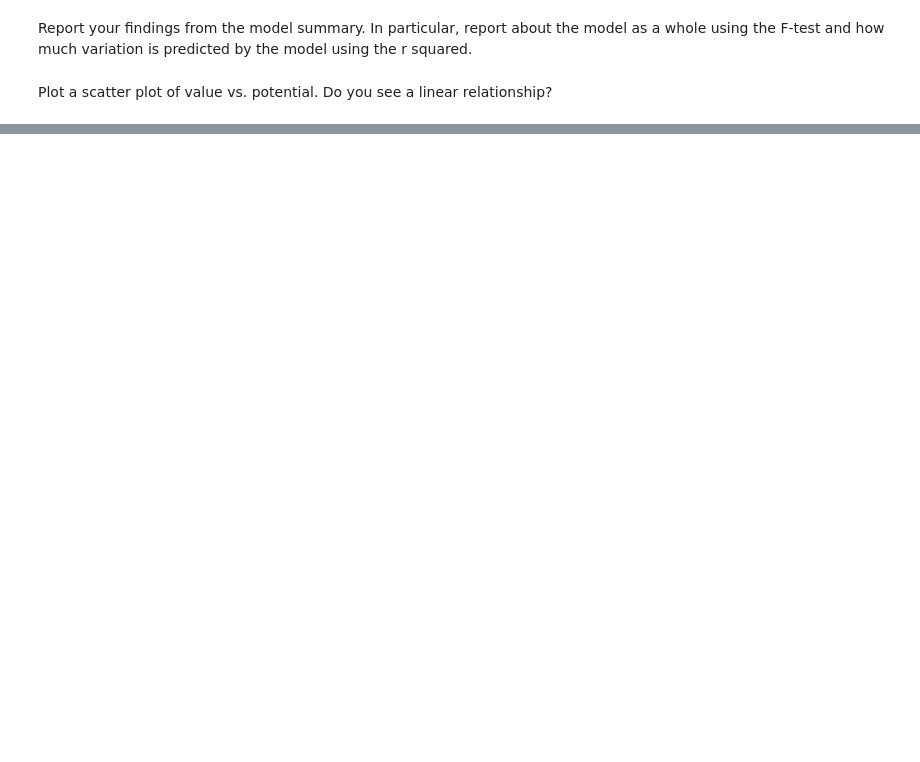
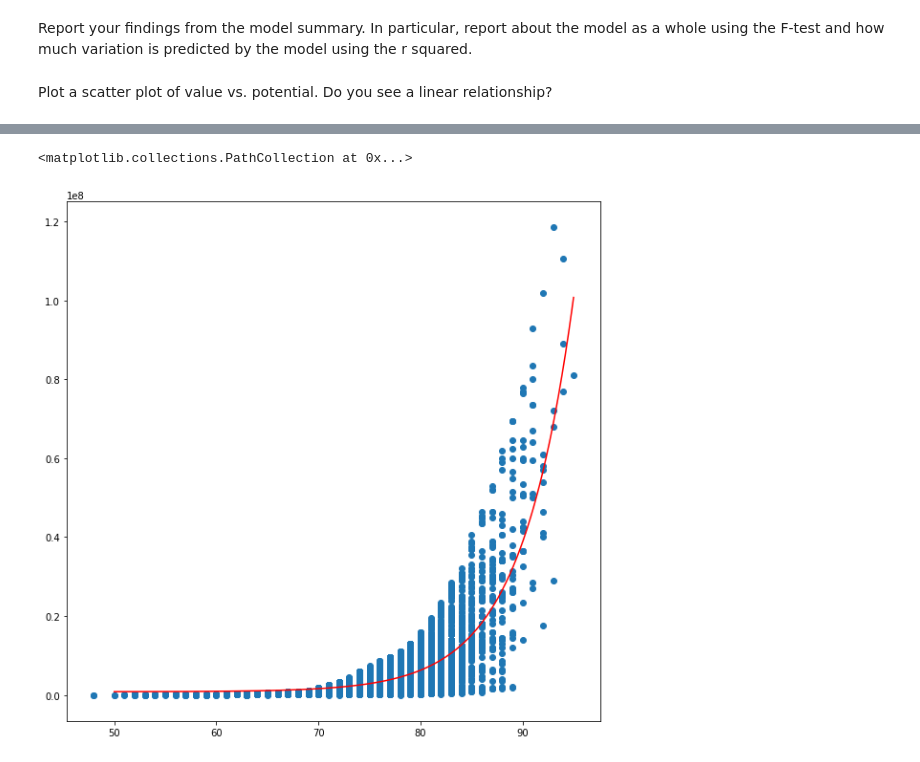
Before and after one commit to ta-datapt-bcn/lab-correlation-tests-with-scipy, a Jupyter notebook: your-code/main.ipynb, the cells around one changed output, grey strips where cells are left out. Drawn from its saved outputs; the diff is of its cells as text; code cells hidden in the pictures; blank space fills up the shorter version.

```diff
--- a/your-code/main.ipynb
+++ b/your-code/main.ipynb
@@ -24,0 +72,2 @@ Player's values are expressed in millions of euros. We would like this column to
+# %%
+fifa['ValueNumeric'] = fifa['Value'].apply(strip)
@@ -50,0 +151,2 @@ We'll start by ensuring there are no missing values. Examine all variables for a
+# %%
+fifa.dropna(inplace=True)
@@ -72,0 +264,3 @@ Plot a scatter plot of value vs. potential. Do you see a linear relationship?
+# %%
+def curva(x, a, b , c):
+    return a*(x**2) + b*x + c
@@ -72,0 +290,16 @@ Plot a scatter plot of value vs. potential. Do you see a linear relationship?
+# %%
+def curva(x, a, b ):
+    return a**x + b
+
+params, params_covariance = curve_fit(curva, x['Potential'], x['ValueNumeric'])
+
+x_1 = np.linspace(50,100,1000)
+fig = go.Figure()
+
+# Add traces
+fig.add_trace(go.Scatter(x=df['Potential'], y=df['ValueNumeric'],
+                    mode='markers'))
+fig.add_trace(go.Scatter(x=x_1, y=curva(x_1, params[0], params[1]),
+                    mode='lines'))
+
+fig.show()
@@ -72,0 +308,12 @@ Plot a scatter plot of value vs. potential. Do you see a linear relationship?
+# %%
+def curva(x, a, b ):
+    return a**x + b
+
+params, params_covariance = curve_fit(curva, x['Potential'], x['ValueNumeric'])
+fig = plt.figure(figsize=(10,10))
+x_1 = np.linspace(50,95,1000)
+plt.plot(x_1, curva(x_1, params[0], params[1]), c='red')
+plt.scatter(fifa['Potential'],fifa['ValueNumeric'])
+# %% [output]
+<matplotlib.collections.PathCollection at 0x...>
+[figure, added]
```
Also changed, not shown: parts of 26 cells of this notebook.
